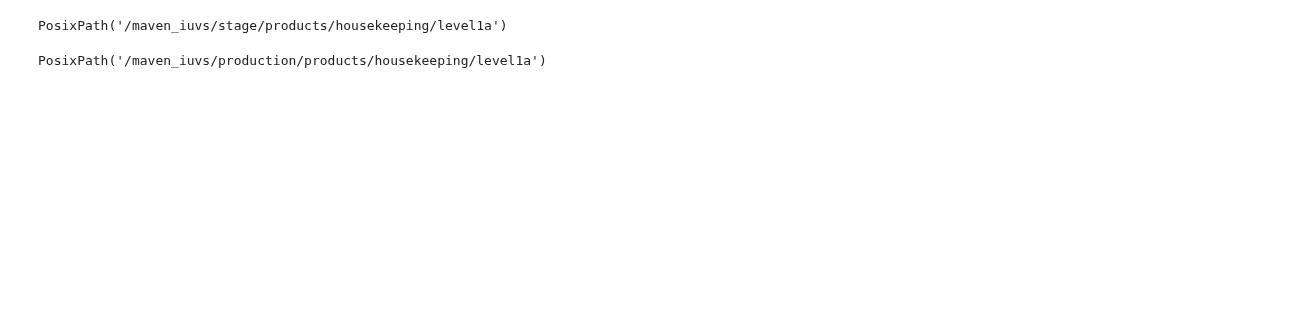
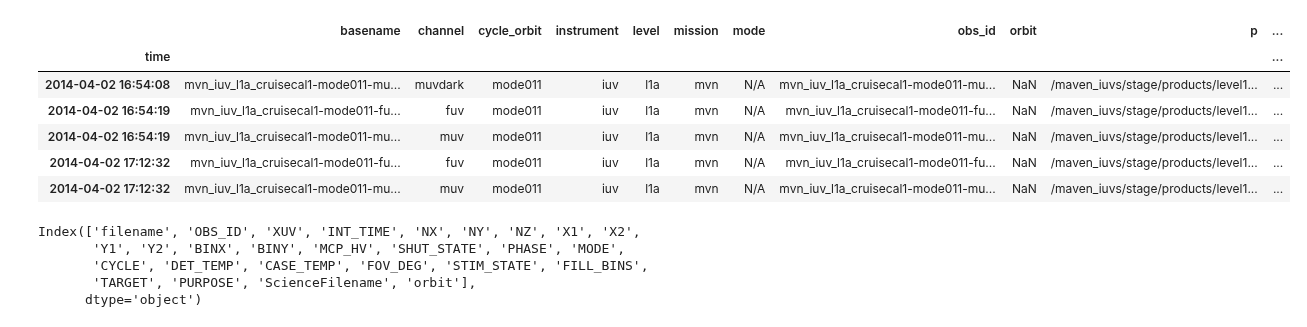
Before and after one commit to michaelaye/iuvs, a Jupyter notebook: notebooks/2015-08-07 Combining HK data into one storage.ipynb, the cells around one changed output. Drawn from its saved outputs; the diff is of its cells as text; code cells hidden in the pictures; blank space fills up the shorter version.

```diff
--- a/notebooks/2015-08-07 Combining HK data into one storage.ipynb
+++ b/notebooks/2015-08-07 Combining HK data into one storage.ipynb
@@ -4,11 +4,15 @@ from iuvs.spice import load_kernels
 load_kernels()
 # %%
 from iuvs import io
-# %%
-io.stagehkpath
-# %% [output]
-PosixPath('/maven_iuvs/stage/products/housekeeping/level1a')
-# %%
-io.productionhkpath
-# %% [output]
-PosixPath('/maven_iuvs/production/products/housekeeping/level1a')
+# %%
+df = io.get_filename_df('l1a', env='stage')
+df = df['2014':'2015']
+df.head()
+# %% [output]
+|  | basename | channel | cycle_orbit | instrument | level | mission | mode | obs_id | orbit | p | ... |
+| time |  |  |  |  |  |  |  |  |  |  | ... |
+| 2014-04-02 16:54:08 | mvn_iuv_l1a_cruisecal1-mode011-mu... | muvdark | mode011 | iuv | l1a | mvn | N/A | mvn_iuv_l1a_cruisecal1-mode011-mu... | NaN | /maven_iuvs/stage/products/level1... | ... |
+| 2014-04-02 16:54:19 | mvn_iuv_l1a_cruisecal1-mode011-fu... | fuv | mode011 | iuv | l1a | mvn | N/A | mvn_iuv_l1a_cruisecal1-mode011-fu... | NaN | /maven_iuvs/stage/products/level1... | ... |
+| 2014-04-02 16:54:19 | mvn_iuv_l1a_cruisecal1-mode011-mu... | muv | mode011 | iuv | l1a | mvn | N/A | mvn_iuv_l1a_cruisecal1-mode011-mu... | NaN | /maven_iuvs/stage/products/level1... | ... |
+| 2014-04-02 17:12:32 | mvn_iuv_l1a_cruisecal1-mode011-fu... | fuv | mode011 | iuv | l1a | mvn | N/A | mvn_iuv_l1a_cruisecal1-mode011-fu... | NaN | /maven_iuvs/stage/products/level1... | ... |
+| 2014-04-02 17:12:32 | mvn_iuv_l1a_cruisecal1-mode011-mu... | muv | mode011 | iuv | l1a | mvn | N/A | mvn_iuv_l1a_cruisecal1-mode011-mu... | NaN | /maven_iuvs/stage/products/level1... | ... |
@@ -14,0 +29,8 @@ PosixPath('/maven_iuvs/production/products/housekeeping/level1a')
+# %%
+l1asum.columns
+# %% [output]
+Index(['filename', 'OBS_ID', 'XUV', 'INT_TIME', 'NX', 'NY', 'NZ', 'X1', 'X2',
+       'Y1', 'Y2', 'BINX', 'BINY', 'MCP_HV', 'SHUT_STATE', 'PHASE', 'MODE',
+       'CYCLE', 'DET_TEMP', 'CASE_TEMP', 'FOV_DEG', 'STIM_STATE', 'FILL_BINS',
+       'TARGET', 'PURPOSE', 'ScienceFilename', 'orbit'],
+      dtype='object')
```
Also changed, not shown: parts of 25 cells of this notebook, 1 other file.
